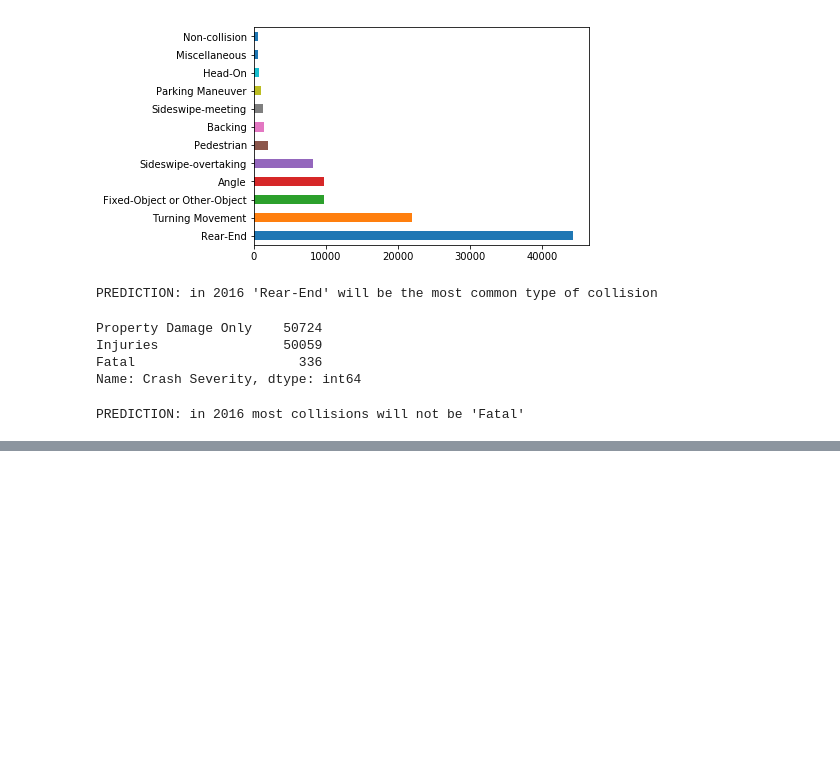
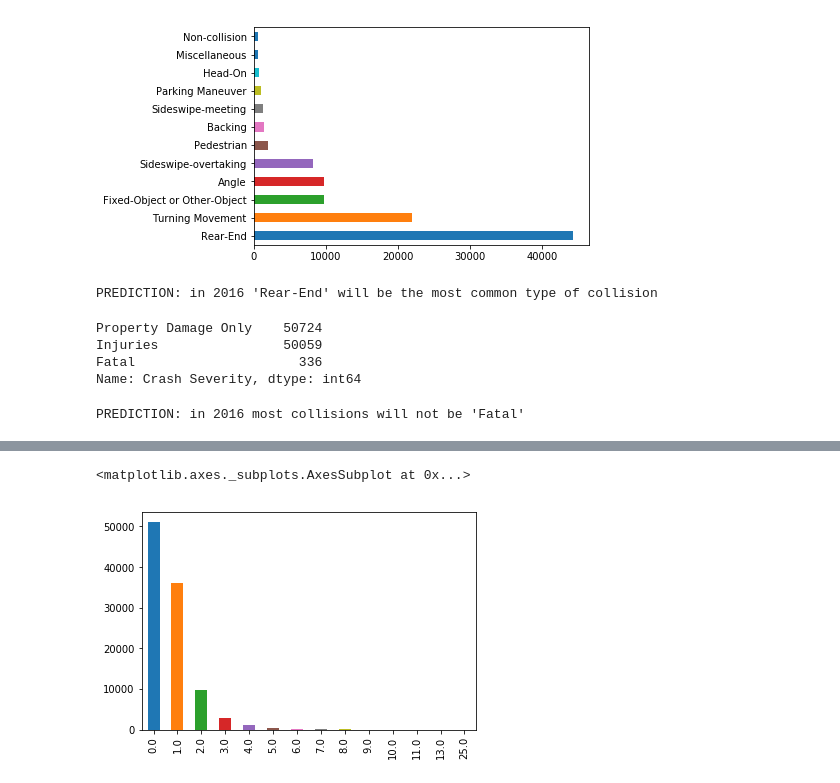
Before and after one commit to BruceIrvin/PDSG_Crash_Purple, a Jupyter notebook: bi_crash_1.ipynb, the cells around one changed output, grey strips where cells are left out. Drawn from its saved outputs; the diff is of its cells as text; code cells hidden in the pictures; blank space fills up the shorter version.

```diff
--- a/bi_crash_1.ipynb
+++ b/bi_crash_1.ipynb
@@ -183,0 +197,6 @@ PREDICTION: in 2016 most collisions will not be 'Fatal'
+# %%
+counts = crashes['Total Non-Fatal Injury Count'].value_counts()
+counts.plot(kind='bar')
+# %% [output]
+<matplotlib.axes._subplots.AxesSubplot at 0x...>
+[figure, added]
```
Also changed, not shown: parts of 10 cells of this notebook.
